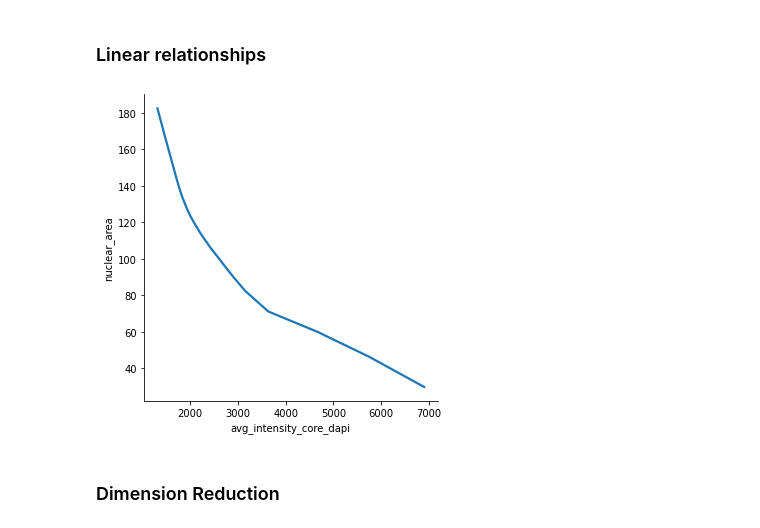
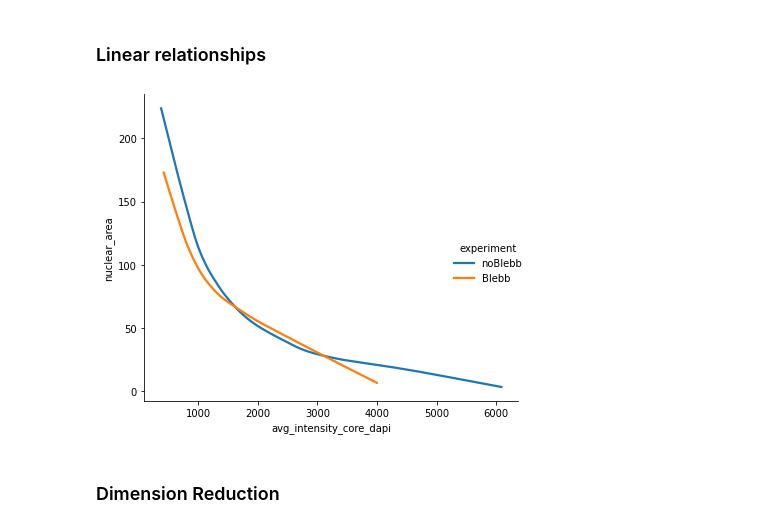
Before and after one commit to f-hamidlab/nuclearpy, a Jupyter notebook: docs/ng_analysis.ipynb, the cells around one changed output. Cells and saved outputs as stored; diff of their text form; code cells hidden in the pictures.

```diff
--- a/docs/ng_analysis.ipynb
+++ b/docs/ng_analysis.ipynb
@@ -8,5 +8,5 @@ import ngtools.analyzer as ngt
 ## Data Processing
 ### Import data
 # %%
-path_to_experiments = "../data"
+path_to_experiments = "/media/cdn-bc/RAID/Projects/FH021_Marcelo_seganalysis/outputs/Day14_INs"
 nga = ngt.NuclearGame_Analyzer(path_to_experiments)
@@ -131,8 +151,8 @@ nga.plotData("experiment", "avg_intensity_beta3", plot_type = "violin")
 # %% [markdown]
 ### Linear relationships
 # %%
-nga.plotData("avg_intensity_core_dapi", "nuclear_area", plot_type = "line")
+nga.plotData("avg_intensity_core_dapi", "nuclear_area", plot_type = "line", hue="experiment", data_type="norm")
 # %% [output]
-[figure, old version]
+[figure, new version]
 # %% [markdown]
 ### Dimension Reduction
```
Also changed, not shown: parts of 37 cells of this notebook.
